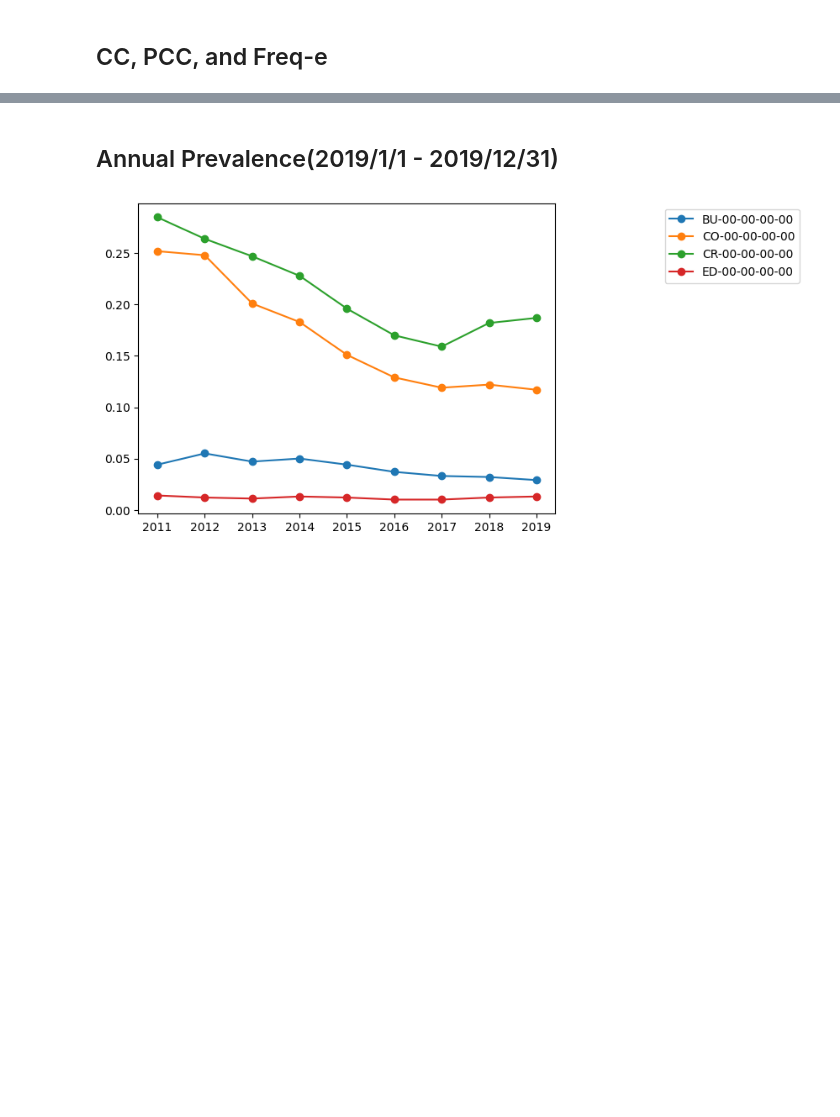
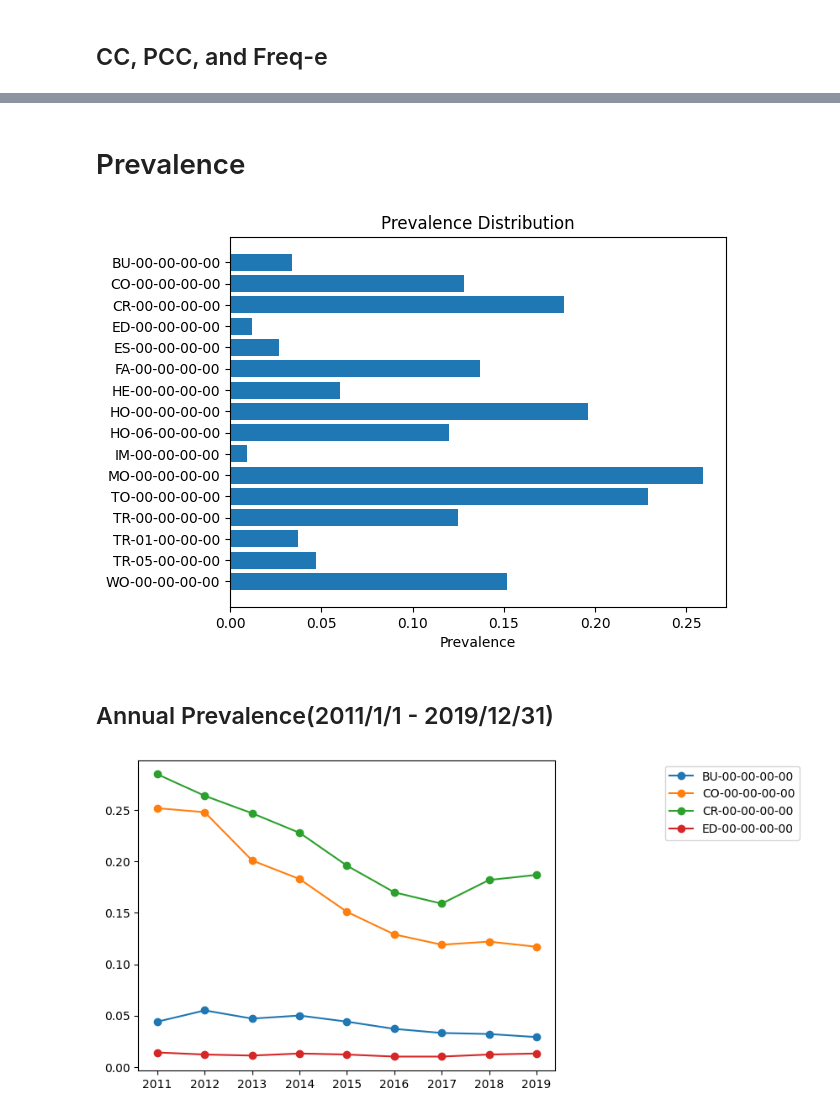
Before and after one commit to heeh/legal_advice, a Jupyter notebook: predictor.ipynb, the cells around one changed output, grey strips where cells are left out. Saved outputs shown, nothing was run; the diff lists cells and outputs as text; code cells hidden in the pictures; blank space fills up the shorter version.

```diff
--- a/predictor.ipynb
+++ b/predictor.ipynb
@@ -898,5 +907,36 @@ plt.show()
+# %% [markdown]
+# Prevalence
+# %%
+def plot_prev_horizontal(filename, class_list):
+    prevs_all = []
+    for cls in tqdm(class_list):
+        label_list = []
+        loadListFile(PREV_DIR + cls[:5], label_list)
+        hard_dict[cls] = label_list[0]
+        soft_dict[cls] = label_list[1]
+        result = freq_e.infer_freq_from_predictions(soft_dict[cls], 0.5)
+        prevs_all.append(result["point"])
+
+    # Fixing random state for reproducibility
+    np.random.seed(19680801)
+    plt.rcdefaults()
+    fig, ax = plt.subplots()
+    y_pos = np.arange(len(class_list))
+    error = [0] * len(class_list)
+    ax.barh(y_pos, prevs_all, xerr=error, align='center')
+    ax.set_yticks(y_pos)
+    ax.set_yticklabels(class_list)
+    ax.invert_yaxis()  # labels read top-to-bottom
+    ax.set_xlabel('Prevalence')
+    ax.set_title('Prevalence Distribution')
+    plt.savefig("figs/" + filename, bbox_inches='tight')
+    plt.show()
+
+plot_prev_horizontal("all_prev.png", class_list)
+# %% [output]
+[figure, added]
 # %% [markdown]
-## Annual Prevalence(2019/1/1 - 2019/12/31)
+## Annual Prevalence(2011/1/1 - 2019/12/31)
 # %%
 def plot_prev(filename, class_list):
     m_list = ["-o", "-s", "-^"]
```
Also changed, not shown: parts of 8 cells of this notebook, 10 other files.
